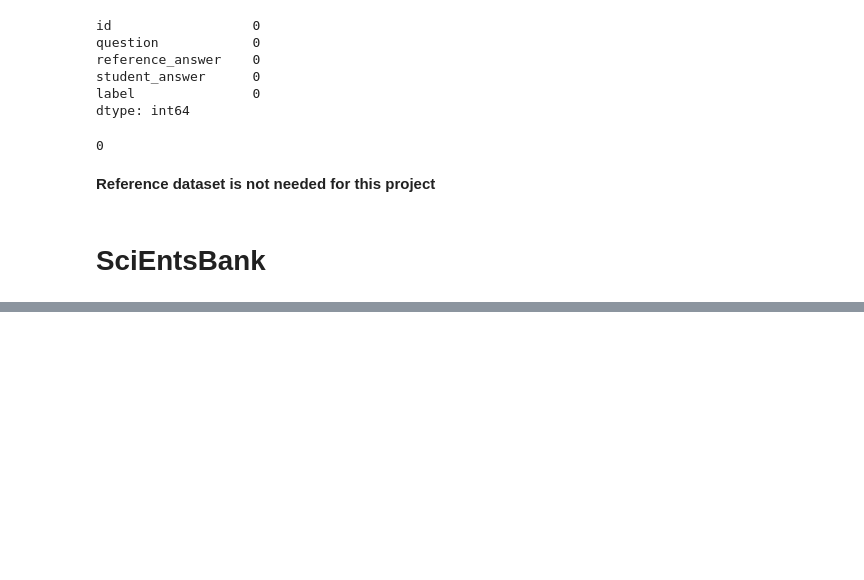
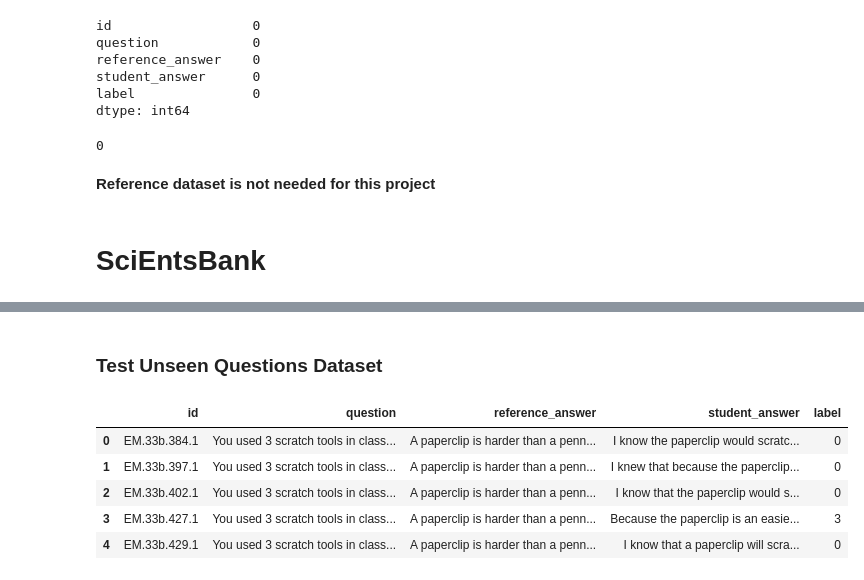
Before and after one commit to ashwin-v4/ASAG, a Jupyter notebook: datasets.ipynb, the cells around one changed output, grey strips where cells are left out. Cells and saved outputs as stored; diff of their text form; code cells hidden in the pictures; blank space fills up the shorter version.

```diff
--- a/datasets.ipynb
+++ b/datasets.ipynb
@@ -142,0 +263,14 @@ dtype: int64
+# %% [markdown]
+### Test Unseen Questions Dataset
+# %%
+test_sc_uq = pd.read_parquet("Data/SciEntsBank/data/test-uq-00001.parquet")
+test_sc_uq.to_csv("csv/SciEntsBank/test_sc_uq.csv", index=False)
+# %%
+test_sc_uq.head()
+# %% [output]
+|  | id | question | reference_answer | student_answer | label |
+| 0 | EM.33b.384.1 | You used 3 scratch tools in class... | A paperclip is harder than a penn... | I know the paperclip would scratc... | 0 |
+| 1 | EM.33b.397.1 | You used 3 scratch tools in class... | A paperclip is harder than a penn... | I knew that because the paperclip... | 0 |
+| 2 | EM.33b.402.1 | You used 3 scratch tools in class... | A paperclip is harder than a penn... | I know that the paperclip would s... | 0 |
+| 3 | EM.33b.427.1 | You used 3 scratch tools in class... | A paperclip is harder than a penn... | Because the paperclip is an easie... | 3 |
+| 4 | EM.33b.429.1 | You used 3 scratch tools in class... | A paperclip is harder than a penn... | I know that a paperclip will scra... | 0 |
```
Also changed, not shown: parts of 17 cells of this notebook, 4 other files.
